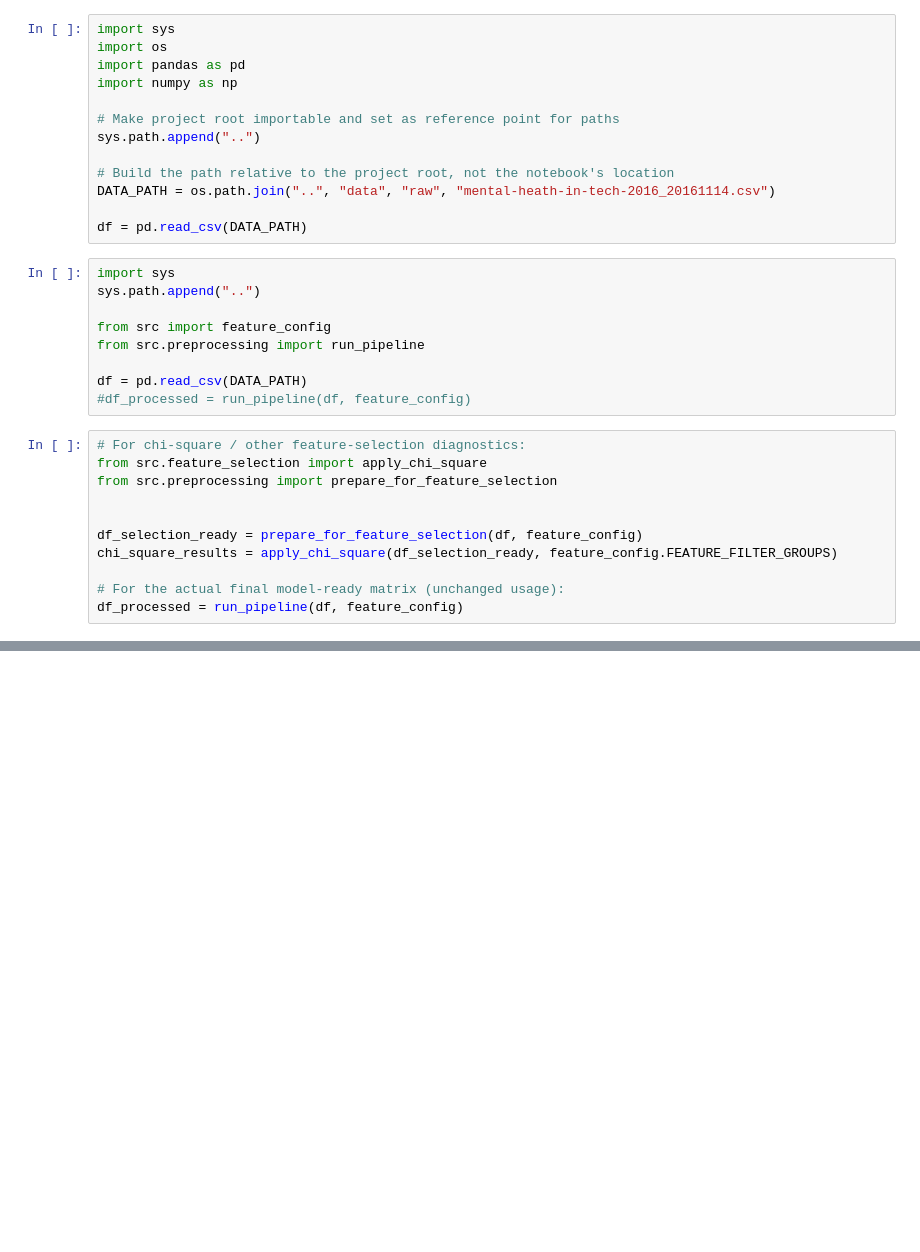
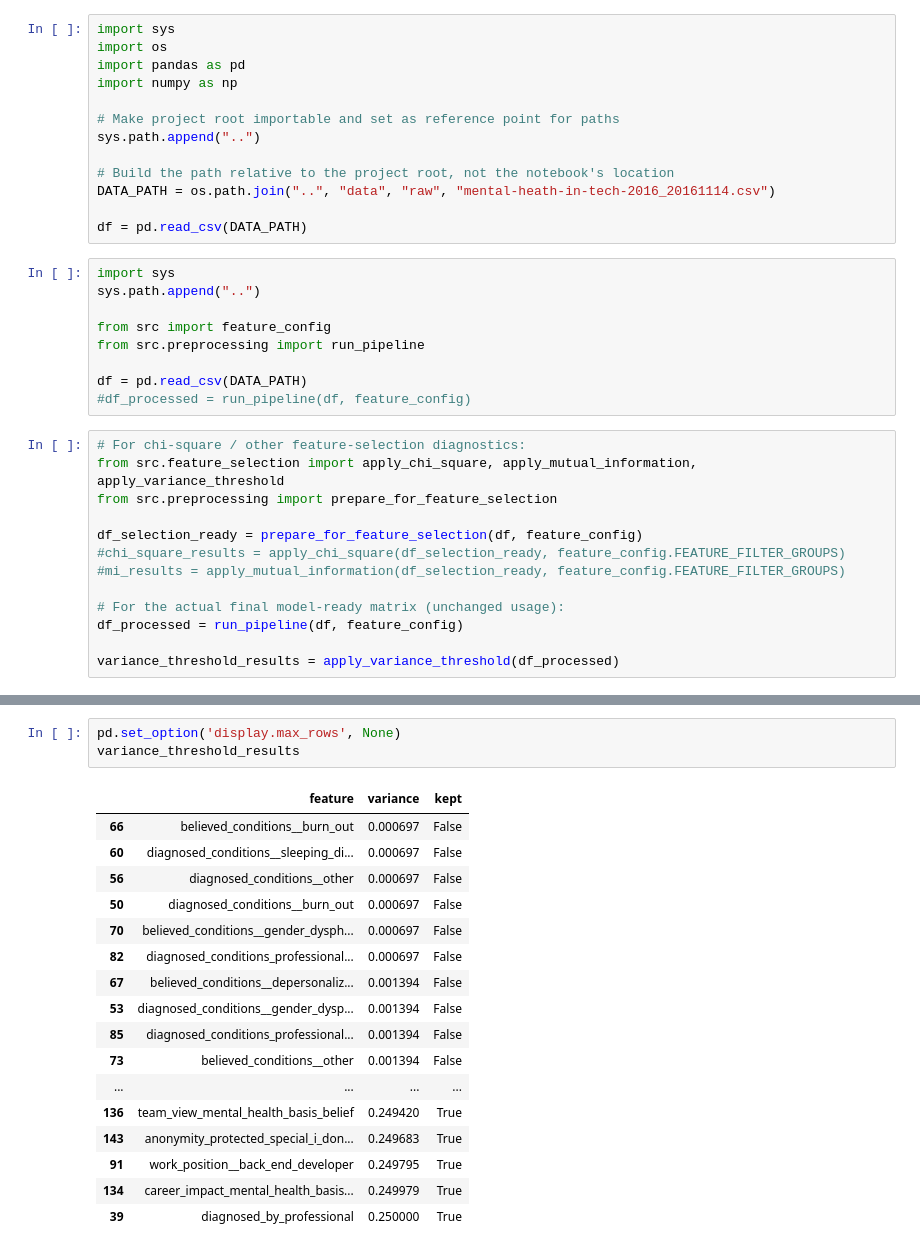
Before and after one commit to NKULTRA/UI_survey_clustering, a Jupyter notebook: notebooks/01_exploration_and_report.ipynb, the cells around one changed output, grey strips where cells are left out. Drawn from its saved outputs; the diff is of its cells as text; blank space fills up the shorter version.

Commit message:
implement variance threshold; some smaller bugfixes; some assumptions, which need to be resolved at one point

```diff
--- a/notebooks/01_exploration_and_report.ipynb
+++ b/notebooks/01_exploration_and_report.ipynb
@@ -25,15 +28,17 @@ df = pd.read_csv(DATA_PATH)
 #df_processed = run_pipeline(df, feature_config)
 # %%
 # For chi-square / other feature-selection diagnostics:
-from src.feature_selection import apply_chi_square
+from src.feature_selection import apply_chi_square, apply_mutual_information, apply_variance_threshold
 from src.preprocessing import prepare_for_feature_selection
 
-
 df_selection_ready = prepare_for_feature_selection(df, feature_config)
-chi_square_results = apply_chi_square(df_selection_ready, feature_config.FEATURE_FILTER_GROUPS)
+#chi_square_results = apply_chi_square(df_selection_ready, feature_config.FEATURE_FILTER_GROUPS)
+#mi_results = apply_mutual_information(df_selection_ready, feature_config.FEATURE_FILTER_GROUPS)
 
 # For the actual final model-ready matrix (unchanged usage):
 df_processed = run_pipeline(df, feature_config)
+
+variance_threshold_results = apply_variance_threshold(df_processed)
 # %%
 import pandas as pd
 
@@ -185,0 +66,21 @@ dtype: int64
+# %%
+pd.set_option('display.max_rows', None)
+variance_threshold_results
+# %% [output]
+|  | feature | variance | kept |
+| 66 | believed_conditions__burn_out | 0.000697 | False |
+| 60 | diagnosed_conditions__sleeping_di... | 0.000697 | False |
+| 56 | diagnosed_conditions__other | 0.000697 | False |
+| 50 | diagnosed_conditions__burn_out | 0.000697 | False |
+| 70 | believed_conditions__gender_dysph... | 0.000697 | False |
+| 82 | diagnosed_conditions_professional... | 0.000697 | False |
+| 67 | believed_conditions__depersonaliz... | 0.001394 | False |
+| 53 | diagnosed_conditions__gender_dysp... | 0.001394 | False |
+| 85 | diagnosed_conditions_professional... | 0.001394 | False |
+| 73 | believed_conditions__other | 0.001394 | False |
+| ... | ... | ... | ... |
+| 136 | team_view_mental_health_basis_belief | 0.249420 | True |
+| 143 | anonymity_protected_special_i_don... | 0.249683 | True |
+| 91 | work_position__back_end_developer | 0.249795 | True |
+| 134 | career_impact_mental_health_basis... | 0.249979 | True |
+| 39 | diagnosed_by_professional | 0.250000 | True |
```
Also changed, not shown: parts of 10 cells of this notebook, 3 other files.
